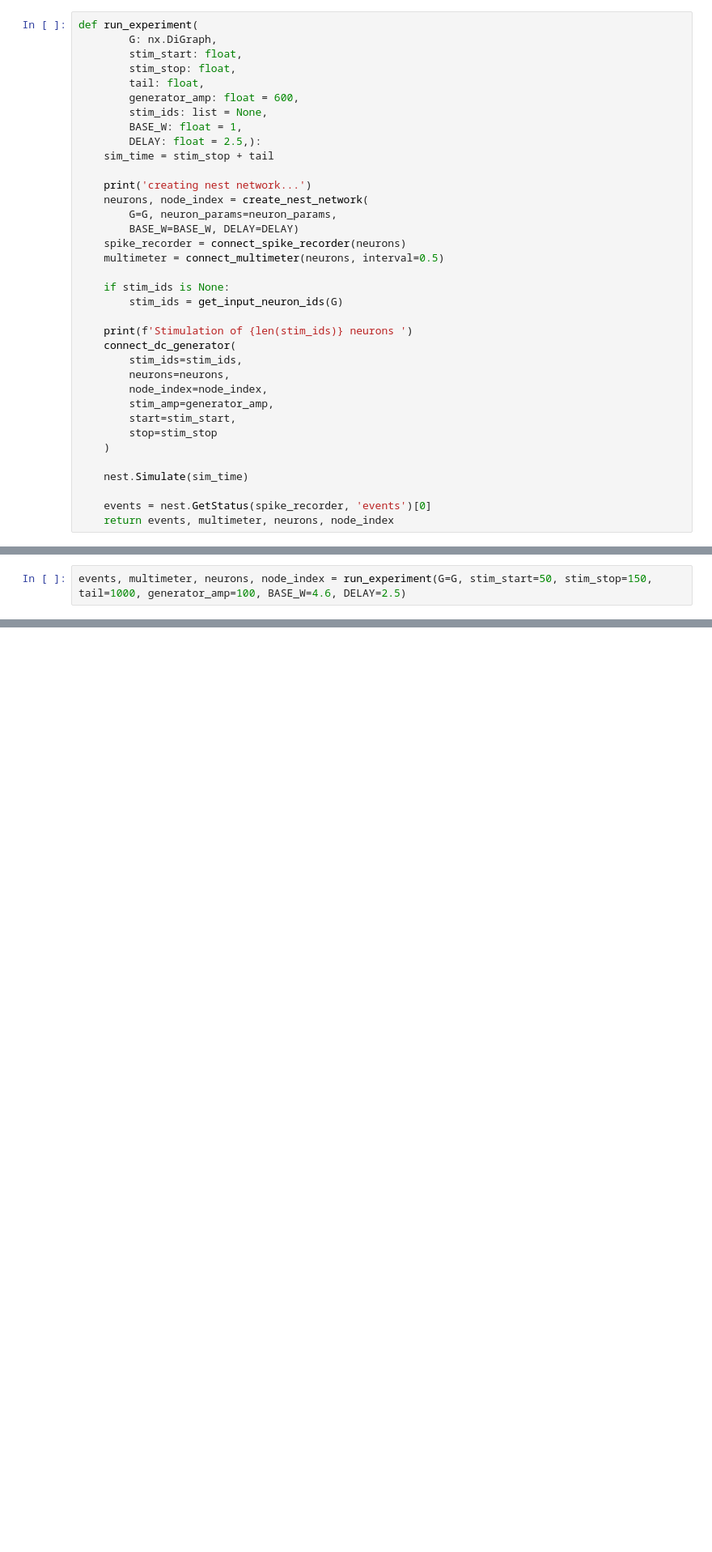
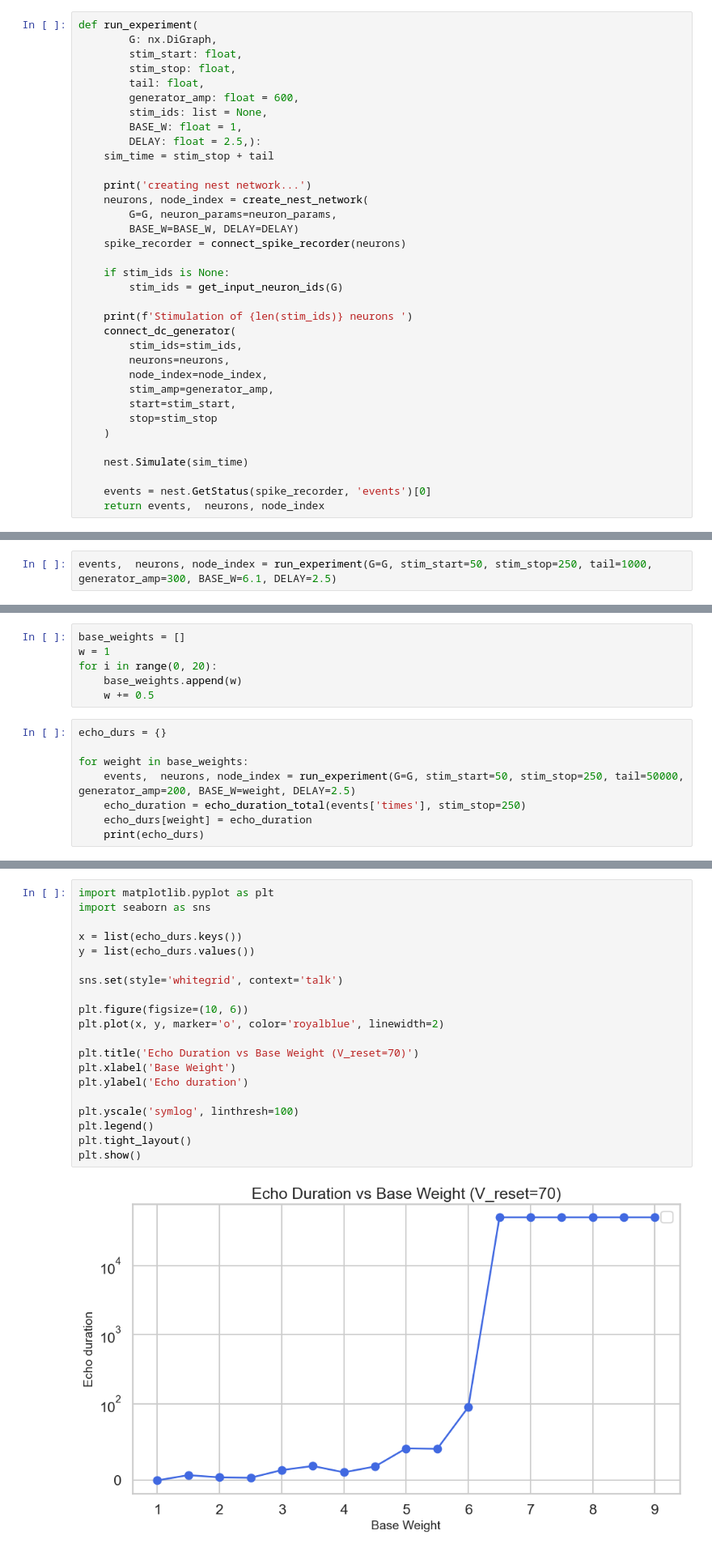
Before and after one commit to Leon-Parepko/Drosophila-Larvae-Simulation, a Jupyter notebook: Adema/nest.ipynb, the cells around one changed output, grey strips where cells are left out. Shown at 81% size. Cells and saved outputs as stored; diff of their text form; blank space fills up the shorter version.

Commit message:
echo state illustrations + modification of input neurons (sensory + ascending)

```diff
--- a/Adema/nest.ipynb
+++ b/Adema/nest.ipynb
@@ -223,7 +250,6 @@ def run_experiment(
         G=G, neuron_params=neuron_params,
         BASE_W=BASE_W, DELAY=DELAY)
     spike_recorder = connect_spike_recorder(neurons)
-    multimeter = connect_multimeter(neurons, interval=0.5)
 
     if stim_ids is None:
         stim_ids = get_input_neuron_ids(G)
@@ -241,7 +267,7 @@ def run_experiment(
     nest.Simulate(sim_time)
 
     events = nest.GetStatus(spike_recorder, 'events')[0]
-    return events, multimeter, neurons, node_index
+    return events,  neurons, node_index
 # %%
 stim_start = 50
 stim_stop = 500
@@ -251,4 +280,4 @@ events, times = run_experiment(G=G, stim_start=stim_start, stim_stop=stim_stop,
 # %%
-events, multimeter, neurons, node_index = run_experiment(G=G, stim_start=50, stim_stop=150, tail=1000, generator_amp=100, BASE_W=4.6, DELAY=2.5)
+events,  neurons, node_index = run_experiment(G=G, stim_start=50, stim_stop=250, tail=1000, generator_amp=300, BASE_W=6.1, DELAY=2.5)
 # %% [output]
 creating nest network...
@@ -271,0 +303,14 @@ echo_duration(events['times'], stim_stop=150, sim_time=150+1000)
+# %%
+base_weights = []
+w = 1
+for i in range(0, 20):
+    base_weights.append(w)
+    w += 0.5
+# %%
+echo_durs = {}
+
+for weight in base_weights:
+    events,  neurons, node_index = run_experiment(G=G, stim_start=50, stim_stop=250, tail=50000, generator_amp=200, BASE_W=weight, DELAY=2.5)
+    echo_duration = echo_duration_total(events['times'], stim_stop=250)
+    echo_durs[weight] = echo_duration
+    print(echo_durs)
@@ -271,0 +336,22 @@ echo_duration(events['times'], stim_stop=150, sim_time=150+1000)
+# %%
+import matplotlib.pyplot as plt
+import seaborn as sns
+
+x = list(echo_durs.keys())
+y = list(echo_durs.values())
+
+sns.set(style='whitegrid', context='talk')
+
+plt.figure(figsize=(10, 6))
+plt.plot(x, y, marker='o', color='royalblue', linewidth=2)
+
+plt.title('Echo Duration vs Base Weight (V_reset=70)')
+plt.xlabel('Base Weight')
+plt.ylabel('Echo duration')
+
+plt.yscale('symlog', linthresh=100)
+plt.legend()
+plt.tight_layout()
+plt.show()
+# %% [output]
+[figure, added]
```
Also changed, not shown: parts of 39 cells of this notebook, 2 other files.
